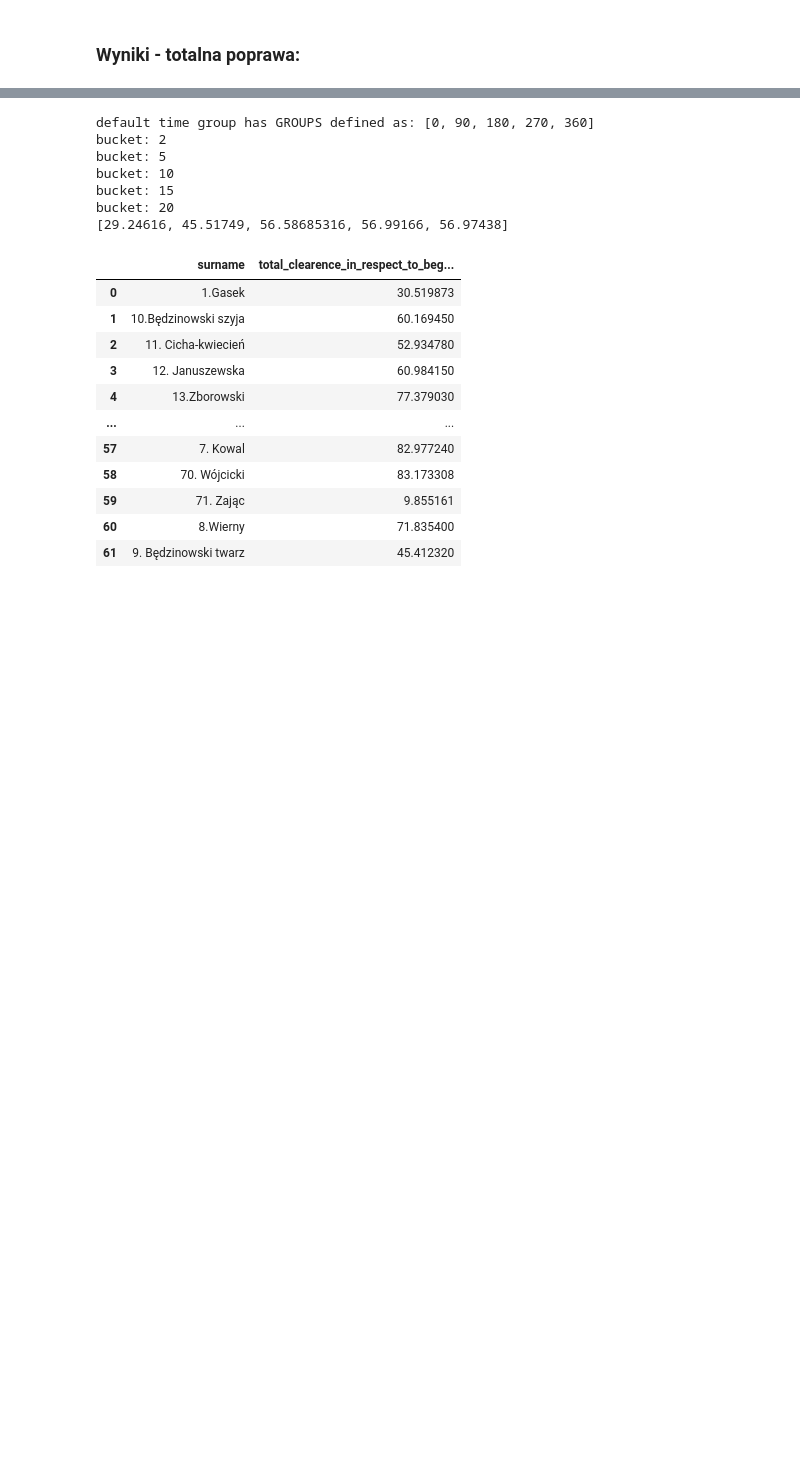
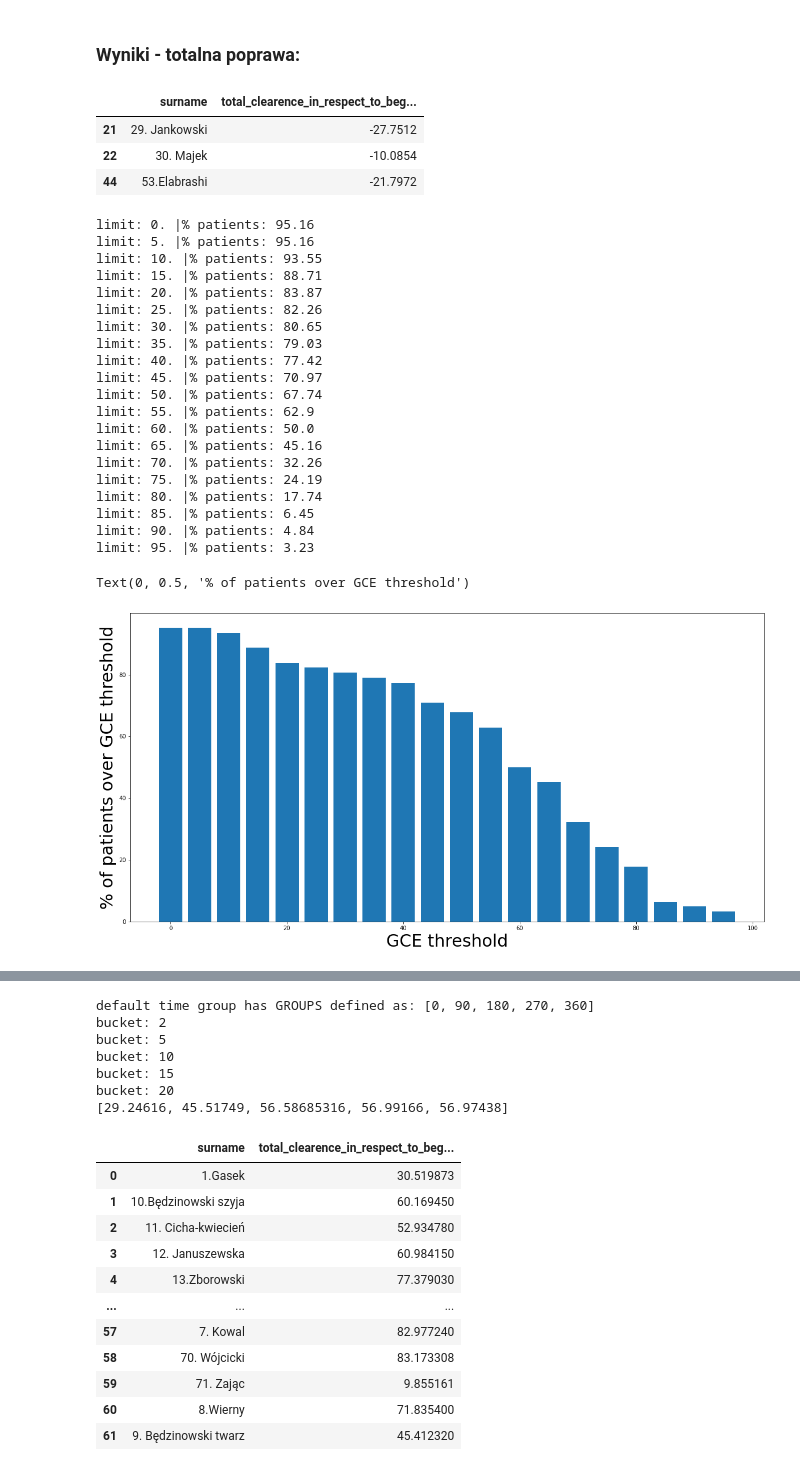
Before and after one commit to szczekulskij/long-term-analysis-of-pws, a Jupyter notebook: main.ipynb, the cells around one changed output, grey strips where cells are left out. Drawn from its saved outputs; the diff is of its cells as text; code cells hidden in the pictures; blank space fills up the shorter version.

```diff
--- a/main.ipynb
+++ b/main.ipynb
@@ -236,6 +236,55 @@ looking at the moved data:
 | 9 | 4. Krzysztoń | 35 | 66 | 0 | 1 | -18.03010 | -13.664000 | ... |
 # %% [markdown]
 ### Wyniki - totalna poprawa:
+# %%
+data.loc[data["total_clearence_in_respect_to_beginning"] <= 0]
+# %% [output]
+|  | surname | total_clearence_in_respect_to_beg... |
+| 21 | 29. Jankowski | -27.7512 |
+| 22 | 30. Majek | -10.0854 |
+| 44 | 53.Elabrashi | -21.7972 |
+# %%
+data = df.groupby(by  = 'surname', as_index = False).agg({'total_clearence_in_respect_to_beginning' : 'max'})
+x = len(data.loc[data['total_clearence_in_respect_to_beginning'] >=25] )
+
+def get_pct_of_people_over_x(df, x):
+    nr = len(data.loc[data['total_clearence_in_respect_to_beginning'] >=x] )
+    pct = round(nr/len(df) * 100, 2)
+    return pct
+
+
+list_of_limits = [i for i in range(0,100,5)]
+limits_data = [get_pct_of_people_over_x(data, x) for x in list_of_limits]
+for a,b in zip(limits_data, list_of_limits):
+    print(f"limit: {b}. |% patients: {a}")
+
+plt.figure(figsize=(20,10))
+plt.bar(list_of_limits, limits_data, width = 4)
+plt.xlabel("GCE threshold", size = 30)
+plt.ylabel("% of patients over GCE threshold", size = 30)
+# %% [output]
+limit: 0. |% patients: 95.16
+limit: 5. |% patients: 95.16
+limit: 10. |% patients: 93.55
+limit: 15. |% patients: 88.71
+limit: 20. |% patients: 83.87
+limit: 25. |% patients: 82.26
+limit: 30. |% patients: 80.65
+limit: 35. |% patients: 79.03
+limit: 40. |% patients: 77.42
+limit: 45. |% patients: 70.97
+limit: 50. |% patients: 67.74
+limit: 55. |% patients: 62.9
+limit: 60. |% patients: 50.0
+limit: 65. |% patients: 45.16
+limit: 70. |% patients: 32.26
+limit: 75. |% patients: 24.19
+limit: 80. |% patients: 17.74
+limit: 85. |% patients: 6.45
+limit: 90. |% patients: 4.84
+limit: 95. |% patients: 3.23
+Text(0, 0.5, '% of patients over GCE threshold')
+[figure, added]
 # %%
 get_stats_for_abstract(df = None, format_type = 'all')
 # %% [output]
```
Also changed, not shown: parts of 36 cells of this notebook, 7 other files.
